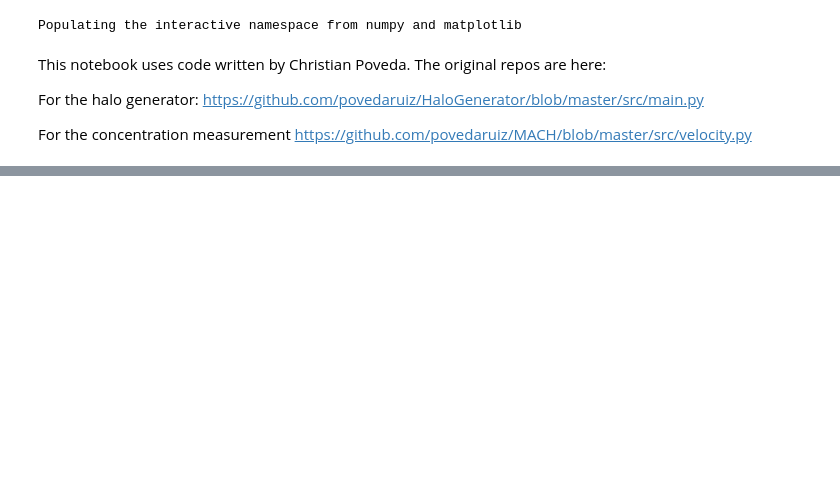
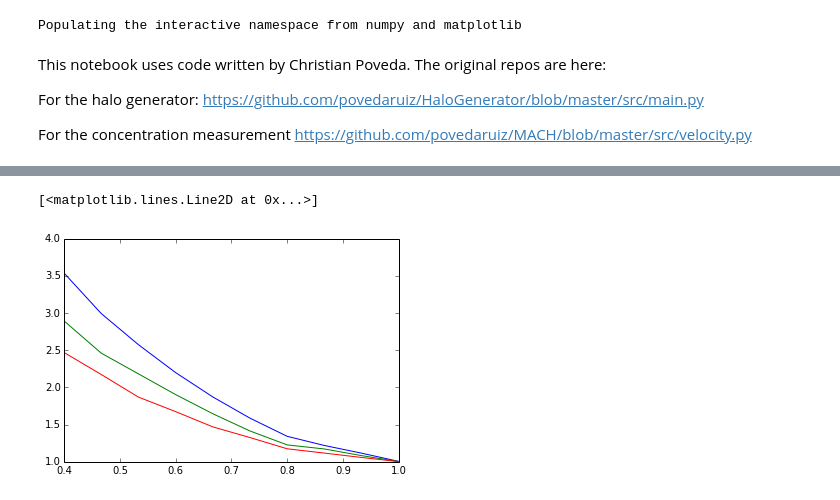
Before and after one commit to forero/TriaxialHalo, a Jupyter notebook: concentration.ipynb, the cells around one changed output, grey strips where cells are left out. Saved outputs shown, nothing was run; the diff lists cells and outputs as text; code cells hidden in the pictures; blank space fills up the shorter version.

```diff
--- a/concentration.ipynb
+++ b/concentration.ipynb
@@ -67,0 +80,29 @@ plot(radius_B,velocity_B)
+# %%
+def conc_vs_bvalues(input_conc=3.0):
+    n_ellipticities = 10
+    c_values = linspace(0.4,1.0, n_ellipticities)
+    conc_list = empty((0))
+
+    n_points = 10000
+    mass_tot = linspace(0.0,1.0,n_points)
+
+
+    for i in range(n_ellipticities):
+        halo_mock = generate_halo(input_conc, n_points, a=1.0, b=min(c_values[i]/0.8,1.0), c=c_values[i])
+        radius_mock = sqrt(halo_mock[:,0]**2 + halo_mock[:,1]**2 + halo_mock[:,2]**2)
+        radius_mock = sort(radius_mock)
+        velocity_mock = sqrt((mass_tot)/(radius_mock+1E-10))
+        conc_mock = fsolve(conc_from_v,10, args=(amax(velocity_mock)))
+        conc_list = append(conc_list, conc_mock)
+    return c_values, conc_list
+# %%
+c_values_A, conc_list_A = conc_vs_bvalues(input_conc=4.0)
+c_values_B, conc_list_B = conc_vs_bvalues(input_conc=6.0)
+c_values_C, conc_list_C = conc_vs_bvalues(input_conc=10.0)
+# %%
+plot(c_values_A, conc_list_A/4.0)
+plot(c_values_B, conc_list_B/6.0)
+plot(c_values_C, conc_list_C/10.0)
+# %% [output]
+[<matplotlib.lines.Line2D at 0x...>]
+[figure, added]
```
Also changed, not shown: parts of 8 cells of this notebook.
